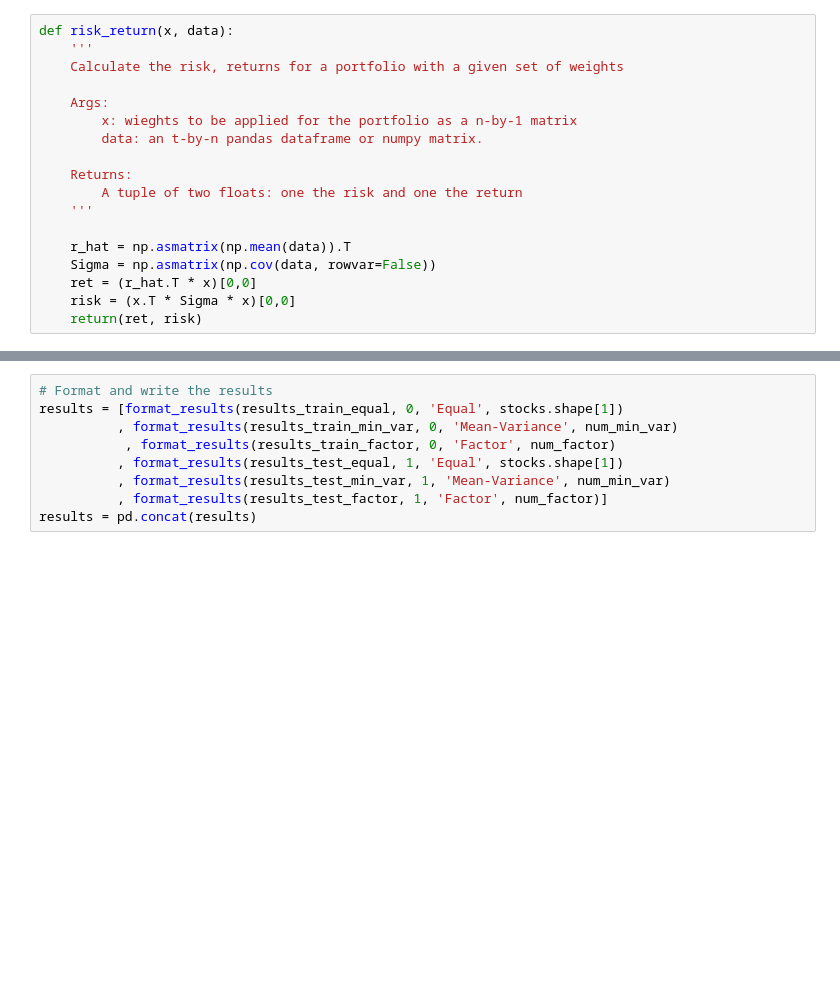
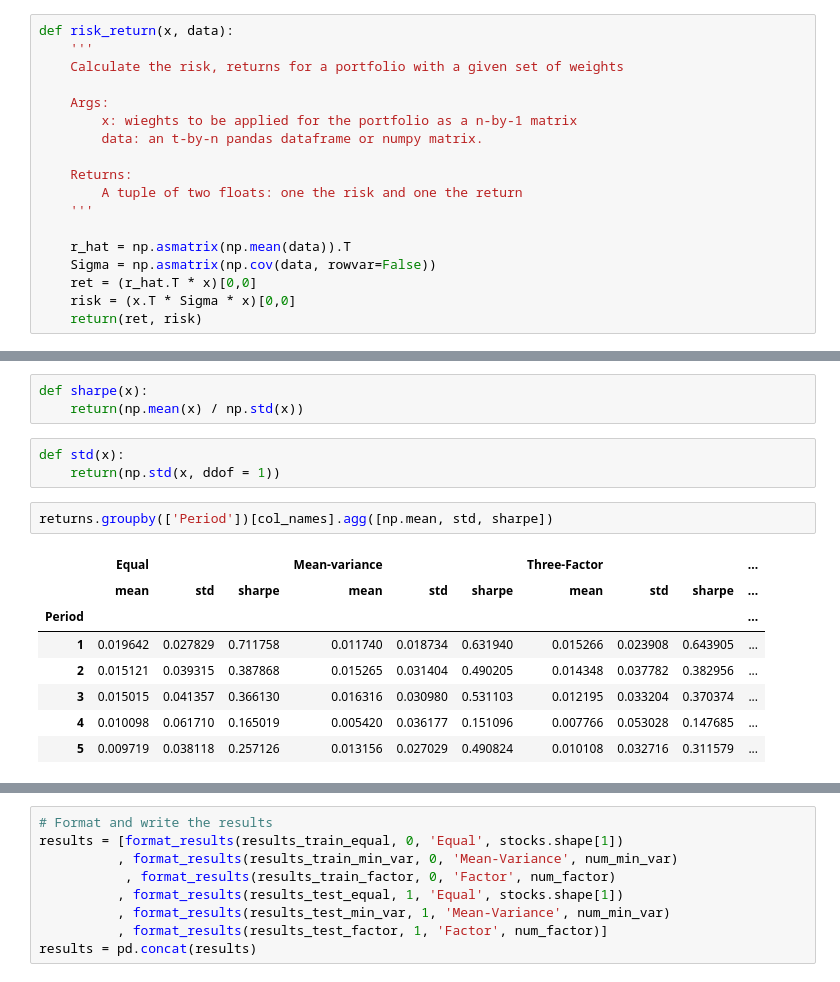
Before and after one commit to josiahdavis/stocks222, a Jupyter notebook: sandbox/josiah/fama-french.ipynb, the cells around one changed output, grey strips where cells are left out. Saved outputs shown, nothing was run; the diff lists cells and outputs as text; blank space fills up the shorter version.

```diff
--- a/sandbox/josiah/fama-french.ipynb
+++ b/sandbox/josiah/fama-french.ipynb
@@ -335,0 +440,17 @@ write_monthly(monthly_returns_factor, 'monthly_factor.csv')
+# %%
+def sharpe(x):
+    return(np.mean(x) / np.std(x))
+# %%
+def std(x):
+    return(np.std(x, ddof = 1))
+# %%
+returns.groupby(['Period'])[col_names].agg([np.mean, std, sharpe])
+# %% [output]
+|  | Equal |  |  | Mean-variance |  |  | Three-Factor |  |  | ... |
+|  | mean | std | sharpe | mean | std | sharpe | mean | std | sharpe | ... |
+| Period |  |  |  |  |  |  |  |  |  | ... |
+| 1 | 0.019642 | 0.027829 | 0.711758 | 0.011740 | 0.018734 | 0.631940 | 0.015266 | 0.023908 | 0.643905 | ... |
+| 2 | 0.015121 | 0.039315 | 0.387868 | 0.015265 | 0.031404 | 0.490205 | 0.014348 | 0.037782 | 0.382956 | ... |
+| 3 | 0.015015 | 0.041357 | 0.366130 | 0.016316 | 0.030980 | 0.531103 | 0.012195 | 0.033204 | 0.370374 | ... |
+| 4 | 0.010098 | 0.061710 | 0.165019 | 0.005420 | 0.036177 | 0.151096 | 0.007766 | 0.053028 | 0.147685 | ... |
+| 5 | 0.009719 | 0.038118 | 0.257126 | 0.013156 | 0.027029 | 0.490824 | 0.010108 | 0.032716 | 0.311579 | ... |
```
Also changed, not shown: parts of 18 cells of this notebook, 2 other files.
